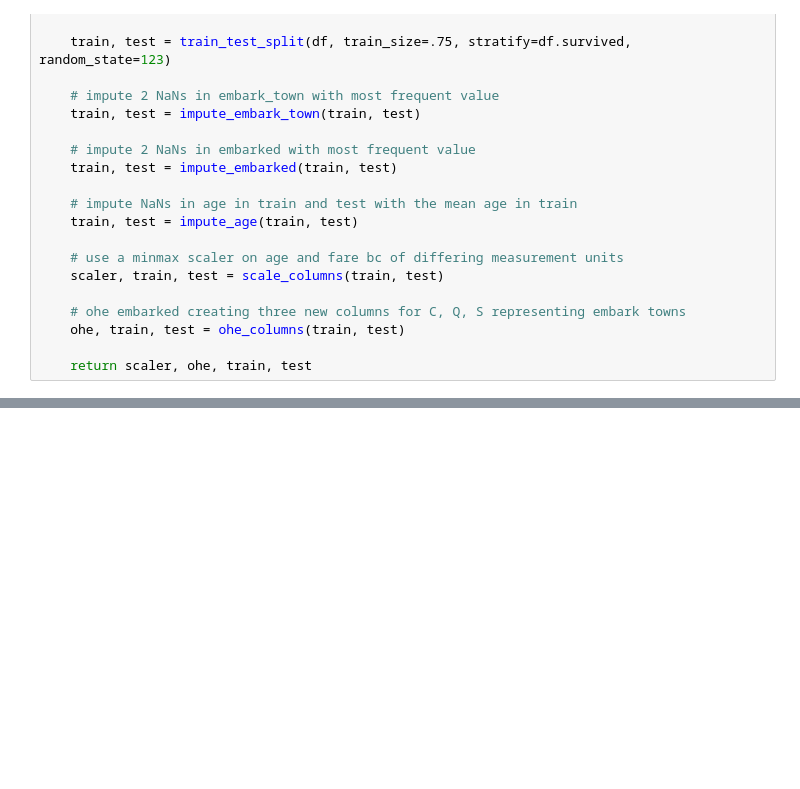
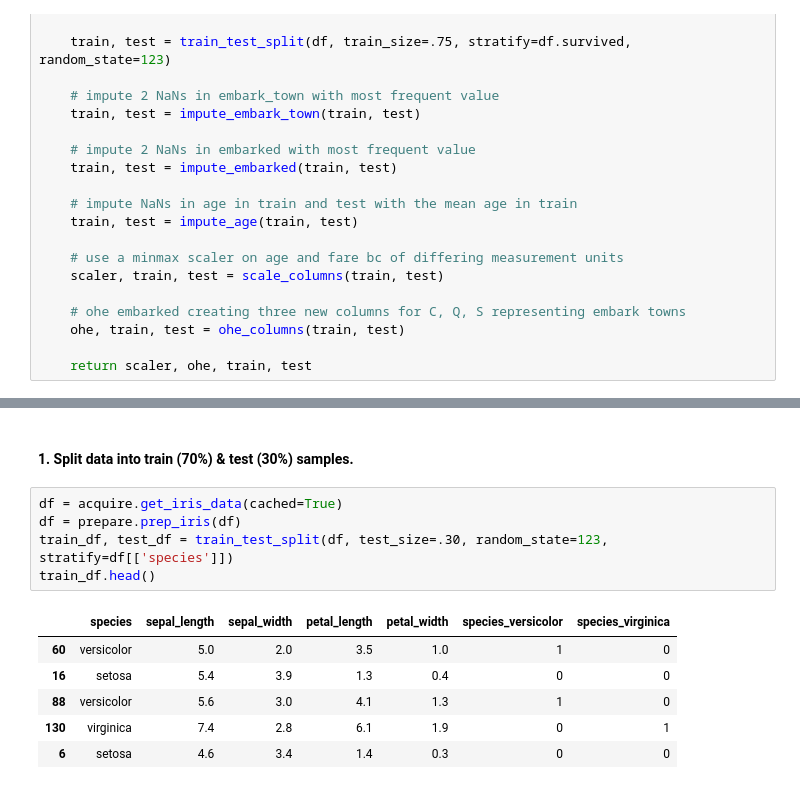
Before and after one commit to CSolitaire/classification-exercises, a Jupyter notebook: classification_exercises.ipynb, the cells around one changed output, grey strips where cells are left out. Saved outputs shown, nothing was run; the diff lists cells and outputs as text; blank space fills up the shorter version.

```diff
--- a/classification_exercises.ipynb
+++ b/classification_exercises.ipynb
@@ -575,0 +523,14 @@ def prep_titanic(df):
+# %% [markdown]
+#### 1. Split data into train (70%) & test (30%) samples.
+# %%
+df = acquire.get_iris_data(cached=True)
+df = prepare.prep_iris(df)
+train_df, test_df = train_test_split(df, test_size=.30, random_state=123, stratify=df[['species']])
+train_df.head()
+# %% [output]
+|  | species | sepal_length | sepal_width | petal_length | petal_width | species_versicolor | species_virginica |
+| 60 | versicolor | 5.0 | 2.0 | 3.5 | 1.0 | 1 | 0 |
+| 16 | setosa | 5.4 | 3.9 | 1.3 | 0.4 | 0 | 0 |
+| 88 | versicolor | 5.6 | 3.0 | 4.1 | 1.3 | 1 | 0 |
+| 130 | virginica | 7.4 | 2.8 | 6.1 | 1.9 | 0 | 1 |
+| 6 | setosa | 4.6 | 3.4 | 1.4 | 0.3 | 0 | 0 |
```
Also changed, not shown: parts of 23 cells of this notebook.
